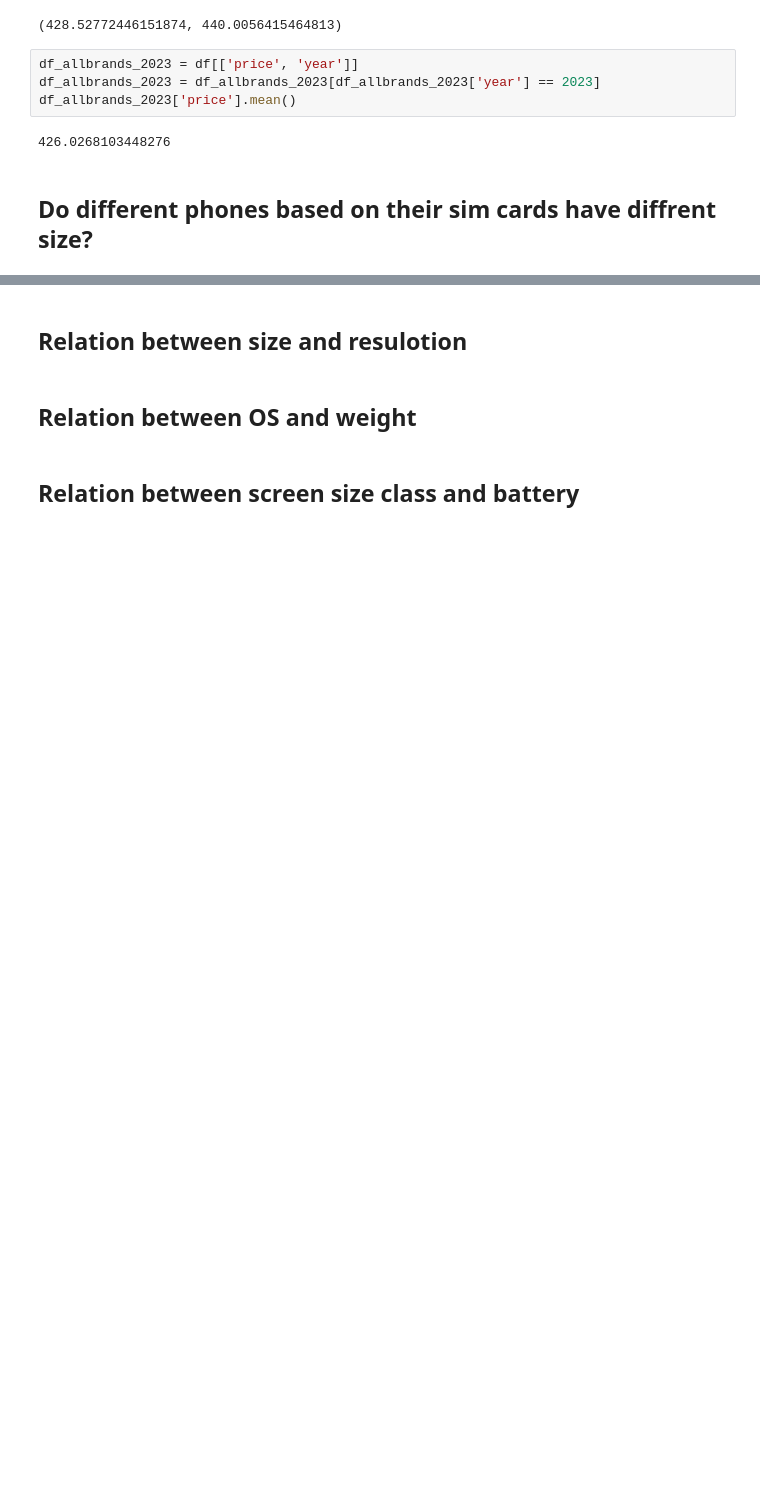
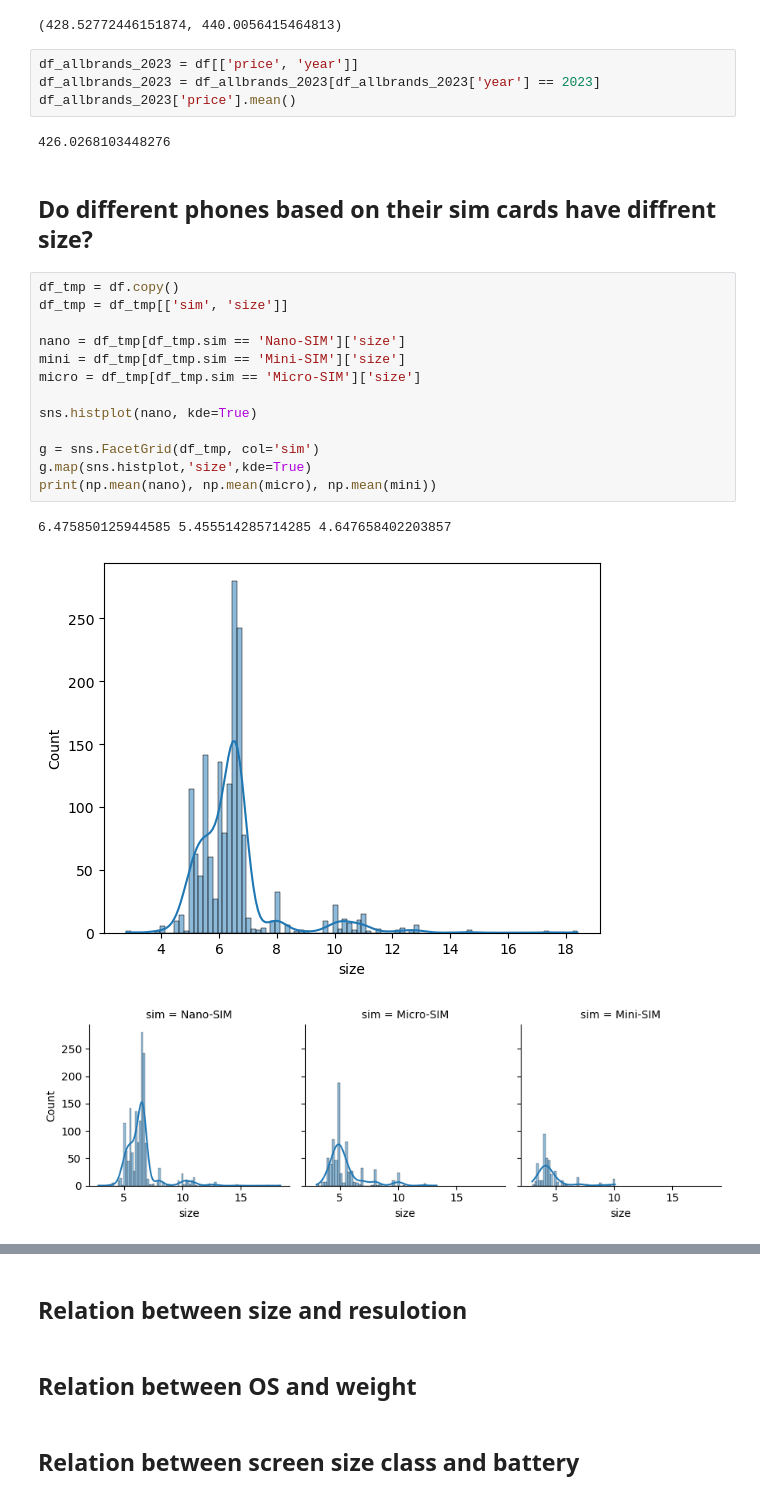
Before and after one commit to sinaaasghari/mobile-land, a Jupyter notebook: statics-analyzing.ipynb, the cells around one changed output, grey strips where cells are left out. Saved outputs shown, nothing was run; the diff lists cells and outputs as text; blank space fills up the shorter version.

Commit message:
sim/size relataed?
shall we use anova?

```diff
--- a/statics-analyzing.ipynb
+++ b/statics-analyzing.ipynb
@@ -257,3 +257,20 @@ df_allbrands_2023['price'].mean()
 426.0268103448276
 # %% [markdown]
 ## Do different phones based on their sim cards have diffrent size?
+# %%
+df_tmp = df.copy()
+df_tmp = df_tmp[['sim', 'size']]
+
+nano = df_tmp[df_tmp.sim == 'Nano-SIM']['size']
+mini = df_tmp[df_tmp.sim == 'Mini-SIM']['size']
+micro = df_tmp[df_tmp.sim == 'Micro-SIM']['size']
+
+sns.histplot(nano, kde=True)
+
+g = sns.FacetGrid(df_tmp, col='sim')
+g.map(sns.histplot,'size',kde=True)
+print(np.mean(nano), np.mean(micro), np.mean(mini))
+# %% [output]
+6.475850125944585 5.455514285714285 4.647658402203857
+[figure, added]
+[figure, added]
```
Also changed, not shown: parts of 2 cells of this notebook.
